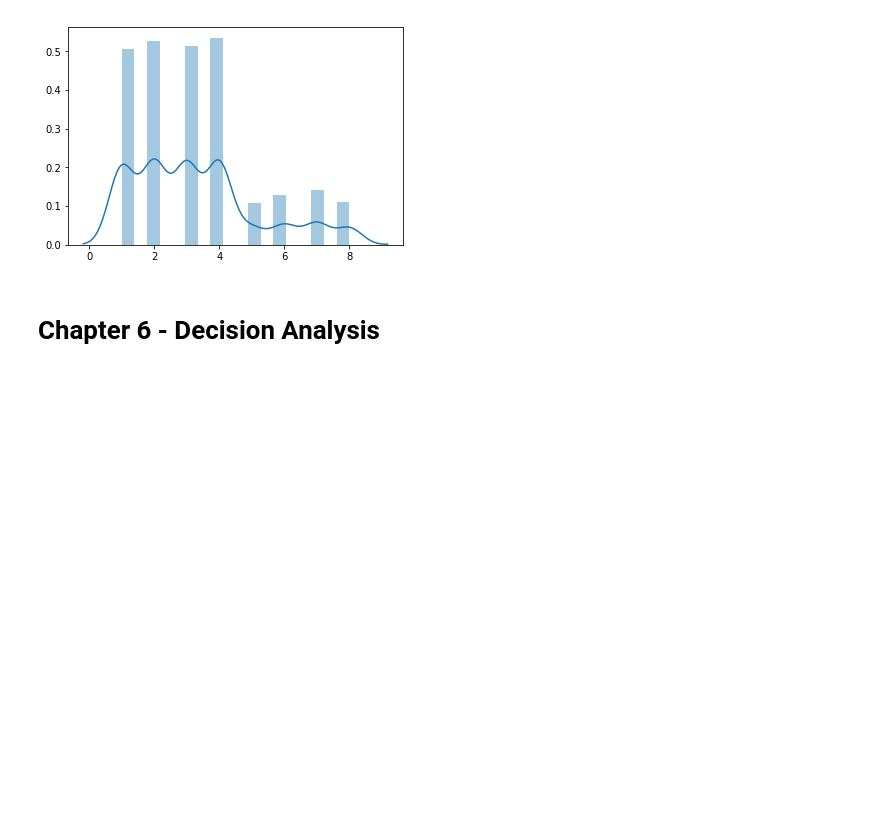
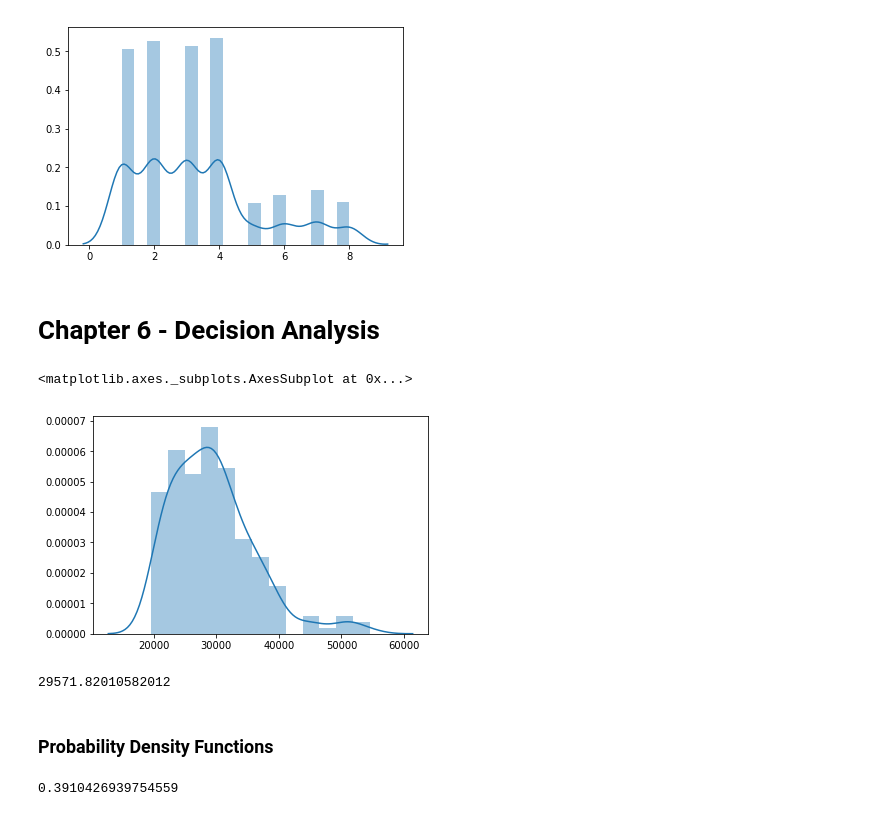
Before and after one commit to tblanarik/ThinkBayesPractice, a Jupyter notebook: ThinkBayesPractice.ipynb, the cells around one changed output. Drawn from its saved outputs; the diff is of its cells as text; code cells hidden in the pictures; blank space fills up the shorter version.

```diff
--- a/ThinkBayesPractice.ipynb
+++ b/ThinkBayesPractice.ipynb
@@ -142,0 +145,2 @@ sns.distplot(d_values)
+# %%
+pirData = price.ReadData('showcases.2011.csv') #+ price.ReadData('showcases.2012.csv')
@@ -142,0 +149,15 @@ sns.distplot(d_values)
+# %%
+pirList = [x[0] for x in pirData] + [x[1] for x in pirData]
+pirS1 = [x[0] for x in pirData]
+pirS2 = [x[1] for x in pirData]
+# %%
+sns.distplot(pirS1)
+# %% [output]
+<matplotlib.axes._subplots.AxesSubplot at 0x...>
+[figure, added]
+# %%
+pirPmf.Mean()
+# %% [output]
+29571.82010582012
+# %% [markdown]
+### Probability Density Functions
@@ -142,0 +168,4 @@ sns.distplot(d_values)
+# %%
+gauss.Density(0.2)
+# %% [output]
+0.3910426939754559
```
Also changed, not shown: parts of 28 cells of this notebook.
